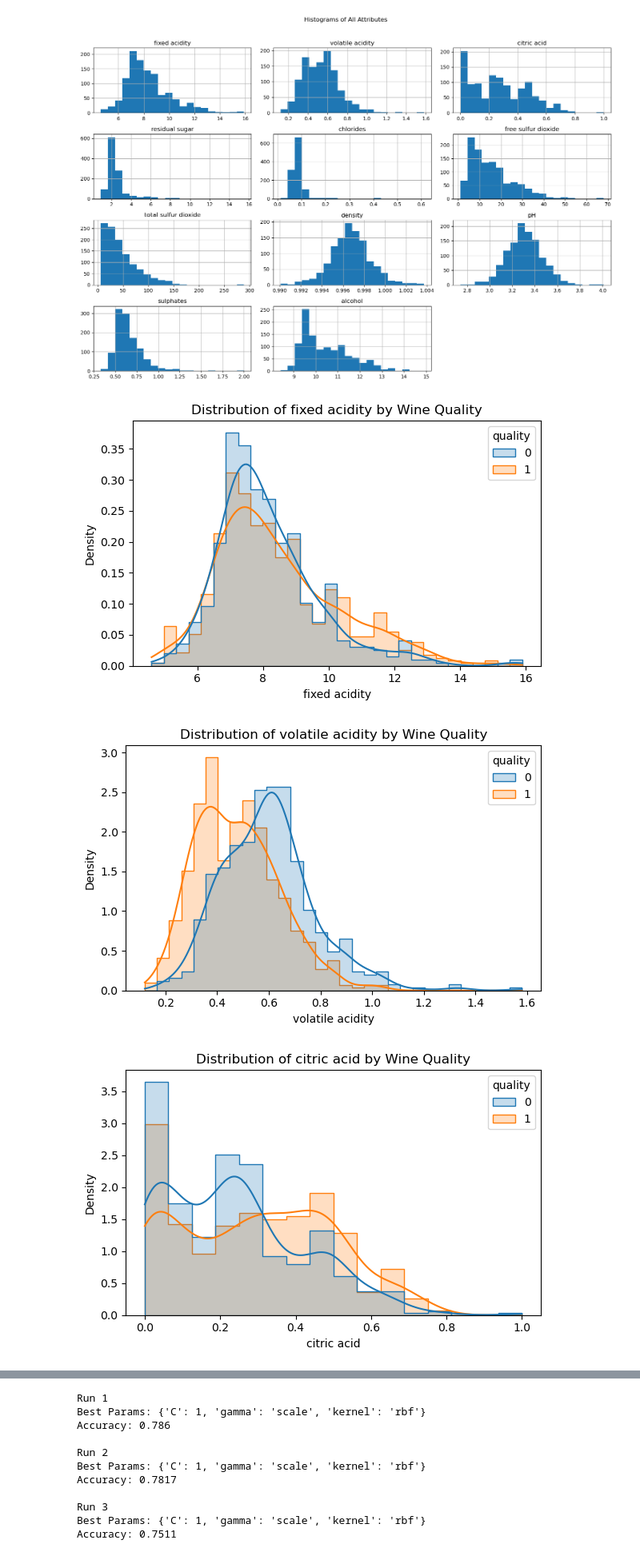
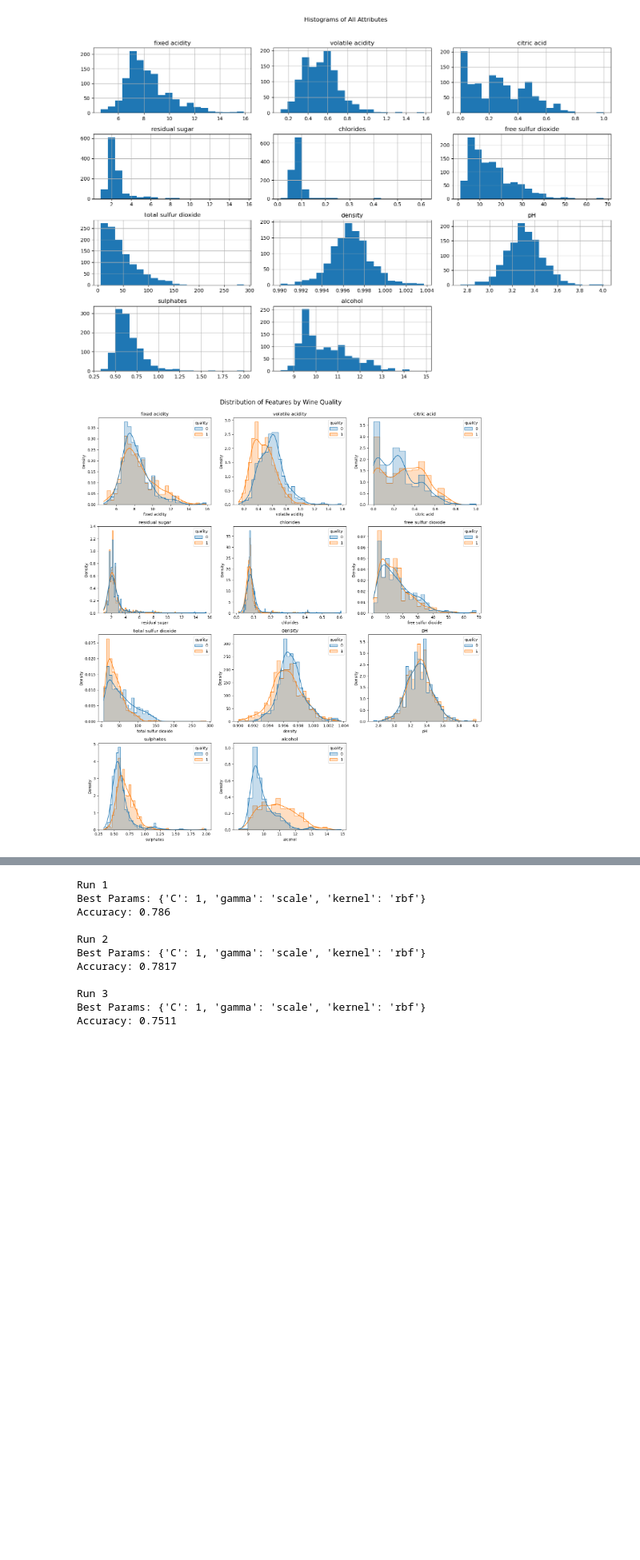
Before and after one commit to Aimalll-2004/Wine-Data-Analysis, a Jupyter notebook: main.ipynb, the cells around one changed output, grey strips where cells are left out. Shown at 80% size. Saved outputs shown, nothing was run; the diff lists cells and outputs as text; code cells hidden in the pictures; blank space fills up the shorter version.

```diff
--- a/main.ipynb
+++ b/main.ipynb
@@ -13,6 +31,7 @@ y = df["quality"]
 # %%
 import numpy as np
 import seaborn as sns
+import math
 import matplotlib.pyplot as plt
 
 from sklearn.svm import SVC
@@ -30,16 +49,29 @@ def plot_all_histograms(X):
 
 
 # b) Plot histograms of each attribute separated by target Y
-def plot_histograms_by_class(X):
-    for column in X.columns:
-        plt.figure(figsize=(6, 4))
-        sns.histplot(data=df, x=column, hue="quality", kde=True, element="step", stat="density", common_norm=False)
-        plt.title(f"Distribution of {column} by Wine Quality")
-        plt.tight_layout()
-        plt.show()
+# Generated using GPT
+def plot_histograms_by_class(X, df, target='quality'):
+    num_cols = len(X.columns)
+    cols = 3
+    rows = math.ceil(num_cols / cols)
+
+    plt.figure(figsize=(cols * 5, rows * 4))
+
+    for idx, column in enumerate(X.columns, 1):
+        plt.subplot(rows, cols, idx)
+        sns.histplot(data=df, x=column, hue=target, kde=True, element="step",
+                     stat="density", common_norm=False)
+        plt.title(f"{column}")
+        plt.xlabel(column)
+        plt.ylabel("Density")
+
+    plt.tight_layout()
+    plt.suptitle("Distribution of Features by Wine Quality", fontsize=16, y=1.02)
+    plt.show()
 
 
 # c) Perform 10 runs of SVM classification with grid search
+# Generated using GPT
 def run_svm_classification(df):
     X = df.drop("quality", axis=1)
     y = df["quality"]
@@ -85,8 +117,6 @@ plot_all_histograms(X)
 # %% [output]
 [figure]
 # %%
-plot_histograms_by_class(X)
+plot_histograms_by_class(X, df)
 # %% [output]
-[figure, old version]
+[figure, new version]
-[figure, removed]
-[figure, removed]
```
Also changed, not shown: parts of 2 cells of this notebook, 2 other files.
